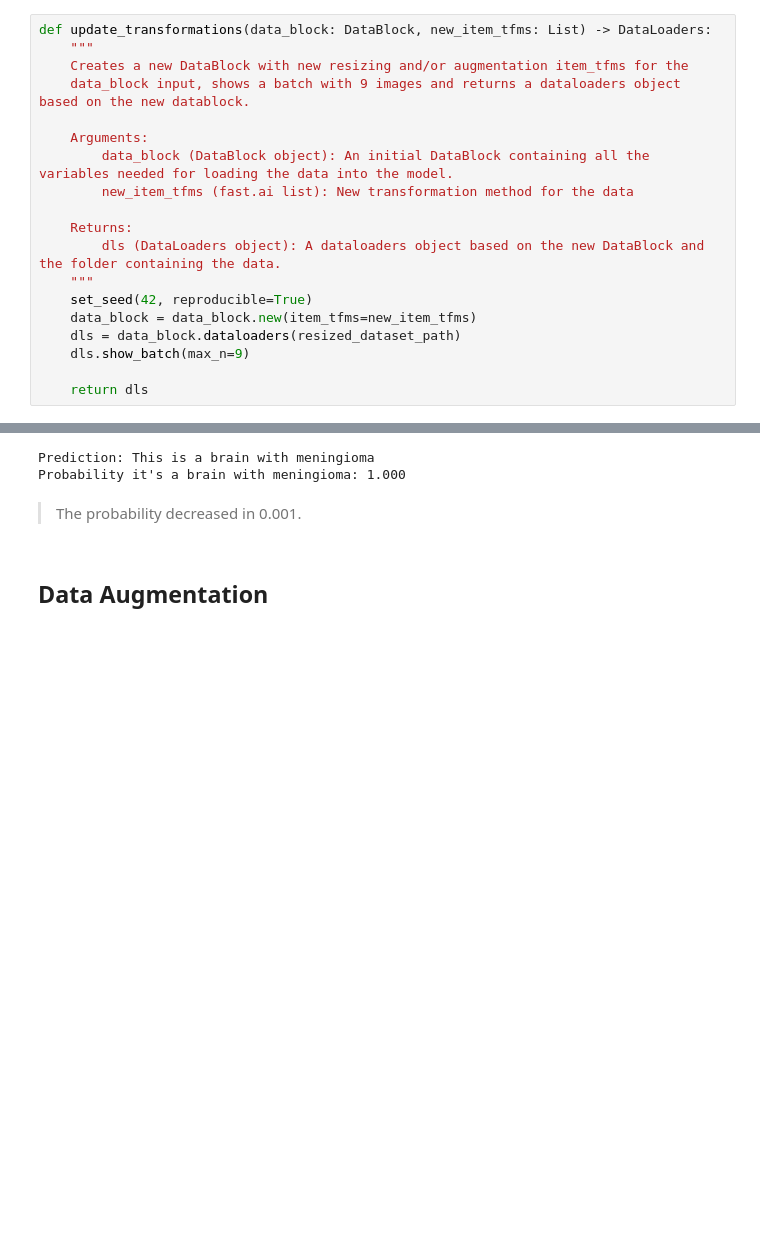
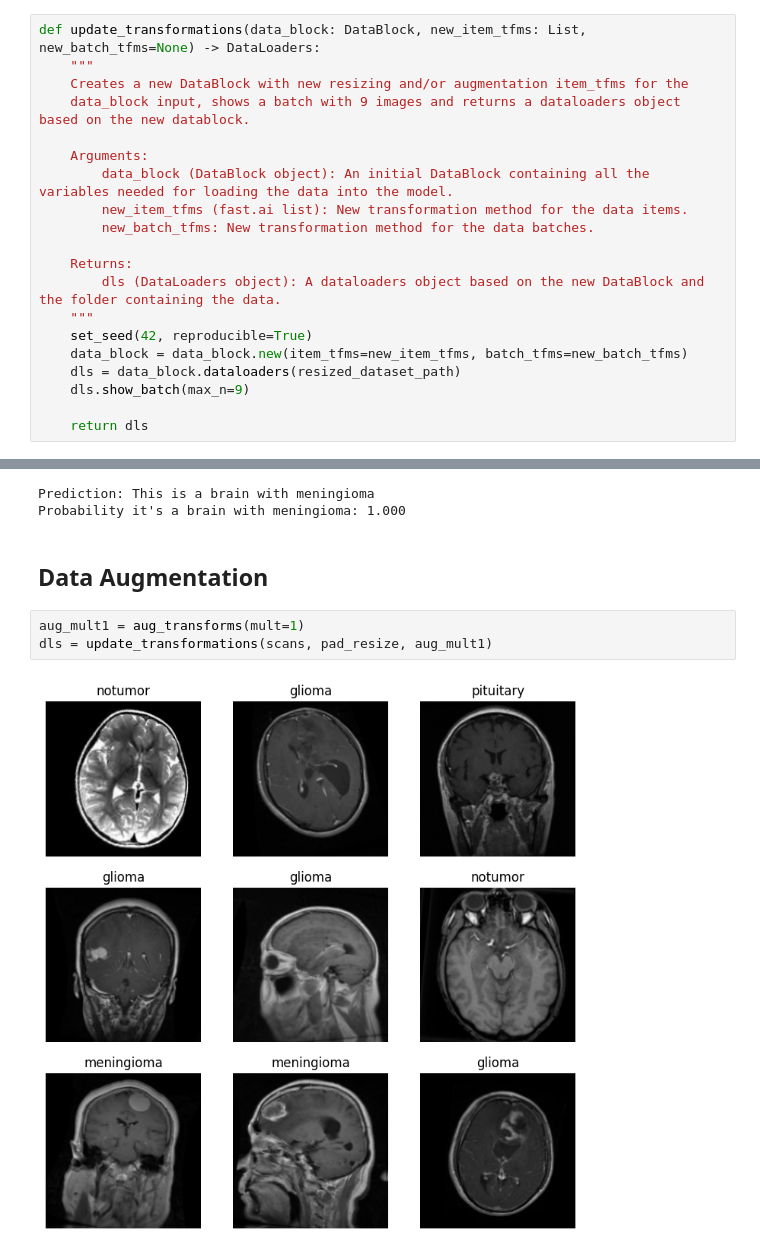
Before and after one commit to aviram421/mri-tumor-classification, a Jupyter notebook: tumor-classification-model.ipynb, the cells around one changed output, grey strips where cells are left out. Saved outputs shown, nothing was run; the diff lists cells and outputs as text; blank space fills up the shorter version.

```diff
--- a/tumor-classification-model.ipynb
+++ b/tumor-classification-model.ipynb
@@ -98,20 +111,21 @@ Probability it's a brain with meningioma: 1.000
 # %% [markdown]
 ## Experimenting with different item transformations
 # %%
-def update_transformations(data_block: DataBlock, new_item_tfms: List) -> DataLoaders:
+def update_transformations(data_block: DataBlock, new_item_tfms: List, new_batch_tfms=None) -> DataLoaders:
     """
     Creates a new DataBlock with new resizing and/or augmentation item_tfms for the
     data_block input, shows a batch with 9 images and returns a dataloaders object based on the new datablock.
 
     Arguments:
         data_block (DataBlock object): An initial DataBlock containing all the variables needed for loading the data into the model.
-        new_item_tfms (fast.ai list): New transformation method for the data
+        new_item_tfms (fast.ai list): New transformation method for the data items.
+        new_batch_tfms: New transformation method for the data batches.
 
     Returns:
         dls (DataLoaders object): A dataloaders object based on the new DataBlock and the folder containing the data.
     """
     set_seed(42, reproducible=True)
-    data_block = data_block.new(item_tfms=new_item_tfms)
+    data_block = data_block.new(item_tfms=new_item_tfms, batch_tfms=new_batch_tfms)
     dls = data_block.dataloaders(resized_dataset_path)
     dls.show_batch(max_n=9)
 
@@ -154,7 +165,10 @@ predict_tumor_type(meningioma_example)
 [interactive output not drawn]
 Prediction: This is a brain with meningioma
 Probability it's a brain with meningioma: 1.000
-# %% [markdown]
-> The probability decreased in 0.001.
 # %% [markdown]
 ## Data Augmentation
+# %%
+aug_mult1 = aug_transforms(mult=1)
+dls = update_transformations(scans, pad_resize, aug_mult1)
+# %% [output]
+[figure, added]
```
Also changed, not shown: parts of 6 cells of this notebook.
